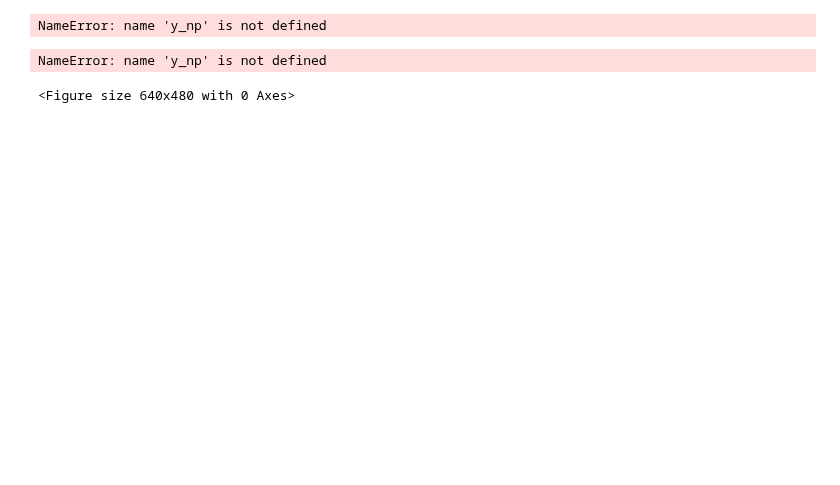
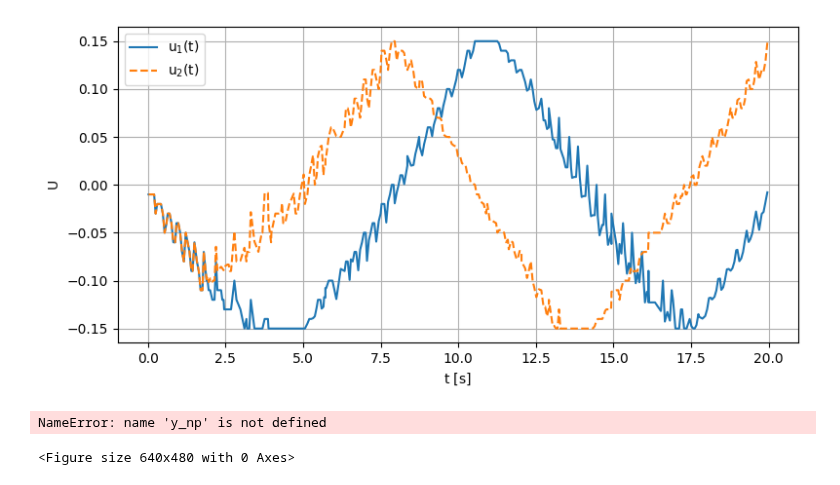
Before and after one commit to StanfordASL/trunk-stack, a Jupyter notebook: stack/main/scripts/visualize_mpc.ipynb, the cells around one changed output. Saved outputs shown, nothing was run; the diff lists cells and outputs as text; code cells hidden in the pictures; blank space fills up the shorter version.

```diff
--- a/stack/main/scripts/visualize_mpc.ipynb
+++ b/stack/main/scripts/visualize_mpc.ipynb
@@ -225,14 +318,14 @@ plot_mpc_trajectory(topt_np[:,0], z_ref[:], zopt_np[:], z_true_dummy, uopt_np, N
 # %%
-N = 6
-n_x = 5
+N = 10
+n_x = 7
 n_z = 3
-n_u = 6
-n_y = 12
+n_u = 2
 
-# mpc_cl_data = pd.read_csv(f'../data/trajectories/closed_loop/mpc_Qf0-Rdu01-N6-5D-dt005-circle005.csv')
-# mpc_cl_data = pd.read_csv(f'../data/trajectories/closed_loop/mpc_Qf0-Rdu01-N6-5D-dt002-circle005.csv')
-# mpc_cl_data = pd.read_csv(f'../data/trajectories/closed_loop/mpc_Q100-Qf0-Rdu001-R0-N6-5D-dt002-figure_eight008.csv')
-mpc_cl_data = pd.read_csv(f'../data/trajectories/closed_loop/mpc_Q100-Qf0-Rdu001-R0-N6-5D-dt002-figure_eight008.csv')
+
+n_y = 40
+
+
+mpc_cl_data = pd.read_csv(f'../data/trajectories/closed_loop/test_experiment.csv')
 
 topt_pd, xopt_pd, uopt_pd, zopt_pd, y_pd = mpc_cl_data['topt'], mpc_cl_data['xopt'], mpc_cl_data['uopt'], mpc_cl_data['zopt'], mpc_cl_data['y']
 num_samples = len(topt_pd)
@@ -254,9 +347,10 @@ for sample_idx in range(num_samples):
     y_np[sample_idx, :] = np.array(y_list).reshape(-1, n_y)
 # %%
 # %matplotlib widget
-plot_mpc_trajectory(topt_np[:, 0], z_ref[:], zopt_np[:], y_np[:, :3], uopt_np, N, plot_controls=True, topdown=True)
+plot_controls_only(topt_np[:, 0], uopt_np)
+#plot_mpc_trajectory(topt_np[:, 0], z_ref[:], zopt_np[:], y_np[:, :3], uopt_np, N, plot_controls=True, topdown=True)
 # %% [output]
-NameError: name 'y_np' is not defined
+[figure, added]
 # %%
 # 2D version
 fig = plt.figure()
```
Also changed, not shown: parts of 5 cells of this notebook, 8 other files.
